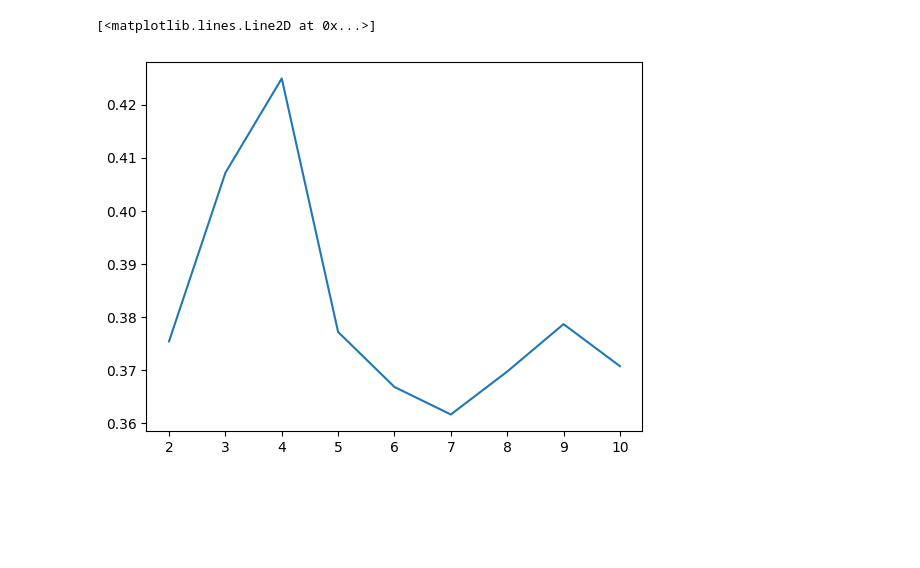
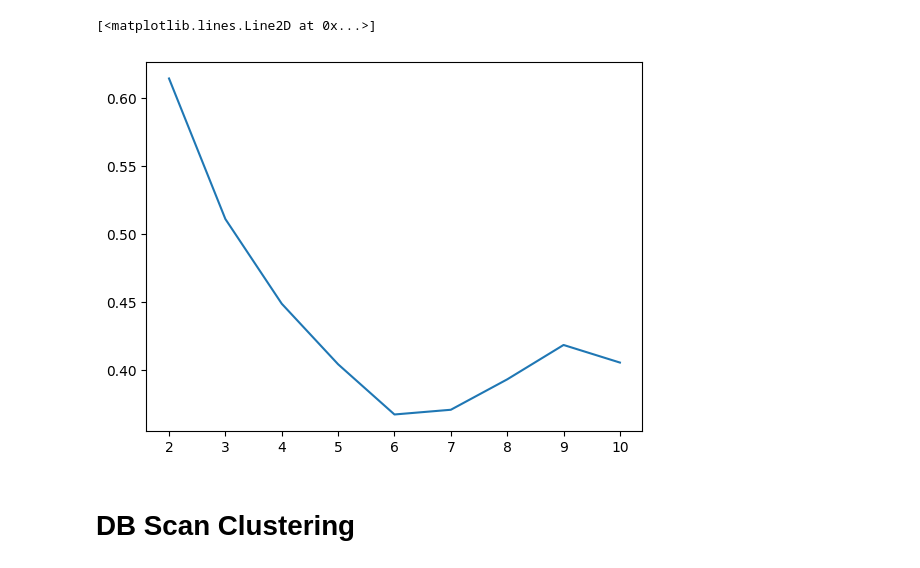
Before and after one commit to deepakalur4/ML-Clustering-algorithms-practical-implementation, a Jupyter notebook: ML_Clustering.ipynb, the cells around one changed output. Drawn from its saved outputs; the diff is of its cells as text; code cells hidden in the pictures; blank space fills up the shorter version.

```diff
--- a/ML_Clustering.ipynb
+++ b/ML_Clustering.ipynb
@@ -116,0 +166,4 @@ from sklearn.metrics import silhouette_score
+# %%
+pca=PCA(n_components=2)
+# %%
+pca_Scaled=pca.fit_transform(scaled_data)
@@ -116,0 +200,3 @@ from sklearn.metrics import silhouette_score
+# %%
+model=AgglomerativeClustering(n_clusters=2,metric="euclidean",linkage="ward")
+model.fit(pca_Scaled)
@@ -117,12 +220,14 @@ from sklearn.metrics import silhouette_score
 # %%
-silhoutee_coeff=list()
-for k in range(2,11):
-    kmean_=KMeans(n_clusters=k,init="k-means++")
-    kmean_.fit(X_train)
-    score=silhouette_score(X_train,kmean_.labels_)
-    silhoutee_coeff.append(score)
+silhoute_score=list()
+for i in range(2,11):
+    model=AgglomerativeClustering(n_clusters=i,metric="euclidean",linkage="ward")
+    model.fit(pca_Scaled)
+    score=silhouette_score(pca_Scaled,model.labels_)
+    silhoute_score.append(score)
 # %%
-plt.plot(range(2,11),silhoutee_coeff)
+plt.plot(range(2,11),silhoute_score)
 # %% [output]
 [<matplotlib.lines.Line2D at 0x...>]
-[figure, old version]
+[figure, new version]
+# %% [markdown]
+# DB Scan Clustering
```
Also changed, not shown: parts of 51 cells of this notebook.
